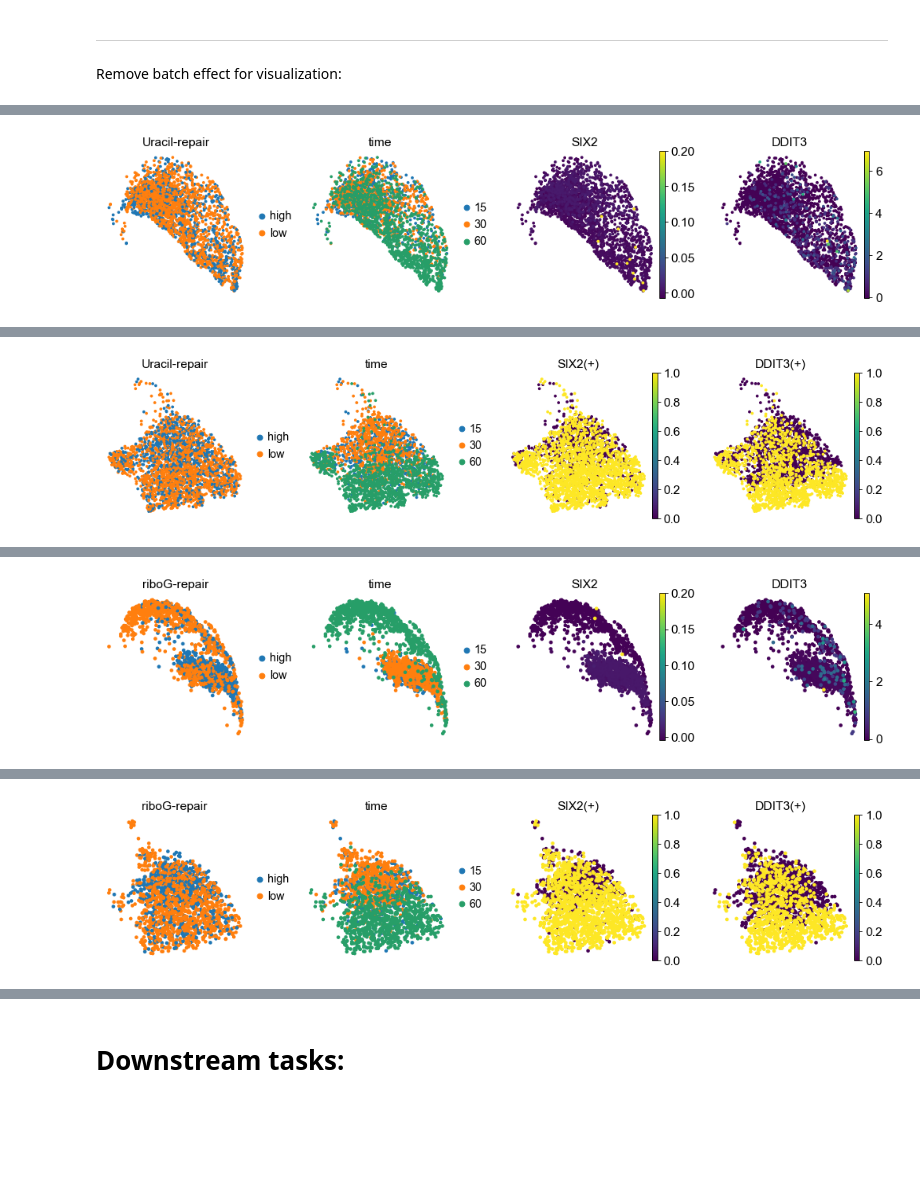
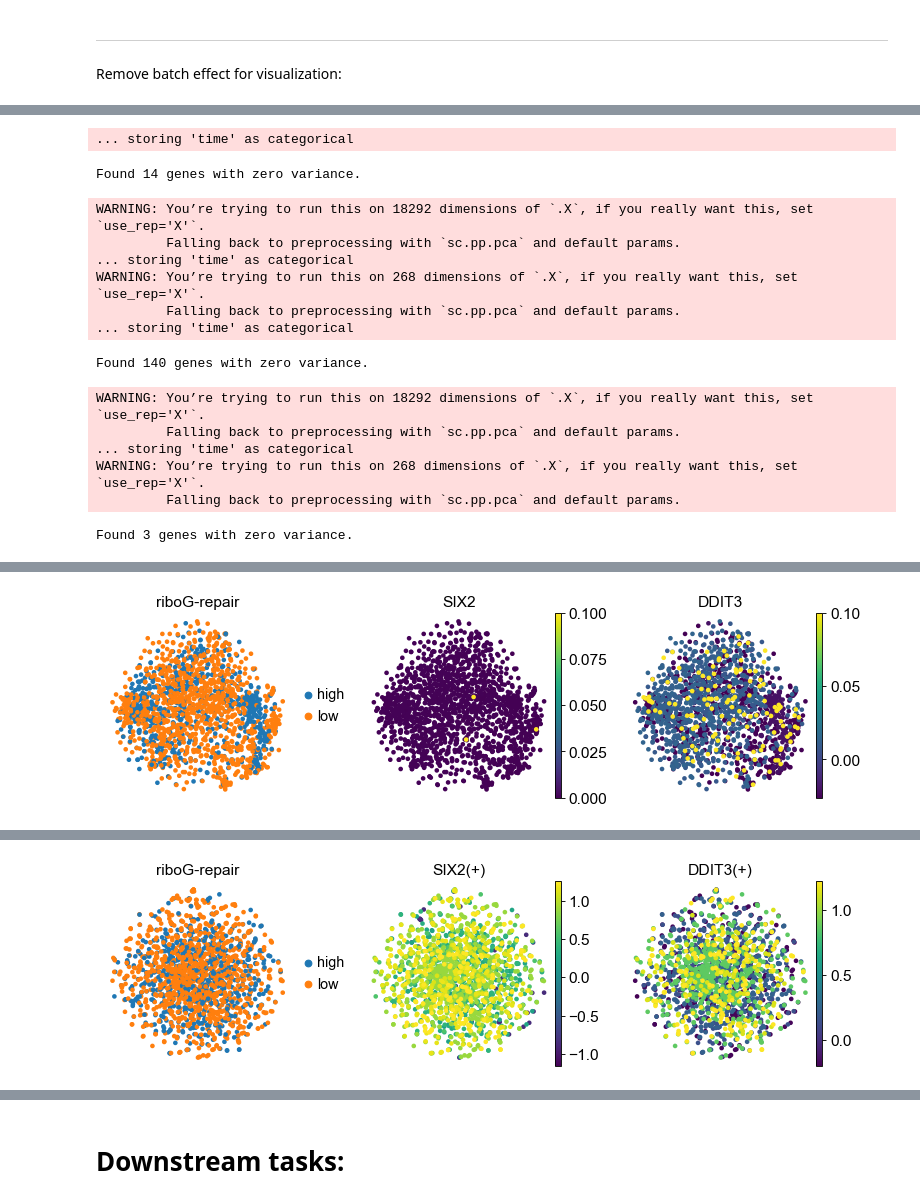
Before and after one commit to abearab/sc-haircut-net, a Jupyter notebook: network-analysis-find-altered-TFs.ipynb, the cells around one changed output, grey strips where cells are left out. Drawn from its saved outputs; the diff is of its cells as text; code cells hidden in the pictures; blank space fills up the shorter version.

Commit message:
corrected tsne plots

```diff
--- a/network-analysis-find-altered-TFs.ipynb
+++ b/network-analysis-find-altered-TFs.ipynb
@@ -1150,19 +1151,49 @@ Wall time: 1min
+# %%
+# Uracil-repair
+mRNA_dU = mRNA_expression[mRNA_expression.obs['Uracil-repair'] != 'none',].copy()
+sc.pp.normalize_total(mRNA_dU)
+sc.pp.combat(mRNA_dU, key='time', covariates=['Uracil-repair'])
+sc.tl.tsne(mRNA_dU)
+
+TF_act_dU = TF_activity[TF_activity.obs['Uracil-repair'] != 'none',].copy()
+sc.pp.combat(TF_act_dU, key='time', covariates=['Uracil-repair'])
+sc.tl.tsne(TF_act_dU)
+
+# riboG-repair
+mRNA_rG = mRNA_expression[mRNA_expression.obs['riboG-repair']  != 'none',].copy()
+sc.pp.normalize_total(mRNA_rG)
+sc.pp.combat(mRNA_rG, key='time', covariates=['riboG-repair'])
+sc.tl.tsne(mRNA_rG)
+
+TF_act_rG = TF_activity[TF_activity.obs['riboG-repair']  != 'none',].copy()
+sc.pp.combat(TF_act_rG, key='time', covariates=['riboG-repair'])
+sc.tl.tsne(TF_act_rG)
+# %% [output]
+... storing 'time' as categorical
+Found 14 genes with zero variance.
+WARNING: You’re trying to run this on 18292 dimensions of `.X`, if you really want this, set `use_rep='X'`.
+         Falling back to preprocessing with `sc.pp.pca` and default params.
+... storing 'time' as categorical
+WARNING: You’re trying to run this on 268 dimensions of `.X`, if you really want this, set `use_rep='X'`.
+         Falling back to preprocessing with `sc.pp.pca` and default params.
+... storing 'time' as categorical
+Found 140 genes with zero variance.
+WARNING: You’re trying to run this on 18292 dimensions of `.X`, if you really want this, set `use_rep='X'`.
+         Falling back to preprocessing with `sc.pp.pca` and default params.
+... storing 'time' as categorical
+WARNING: You’re trying to run this on 268 dimensions of `.X`, if you really want this, set `use_rep='X'`.
+         Falling back to preprocessing with `sc.pp.pca` and default params.
+Found 3 genes with zero variance.
 # %%
-repairs = ['Uracil-repair', 'riboG-repair']
-damages = ['dU','rG']
+sc.pl.tsne(
+    mRNA_rG,color=['riboG-repair','SIX2','DDIT3'],
+    vmax=[None,0.1,0.1],
+    save='riboG-repair-mRNA-expression.pdf'
+)
 
-for j in range(2):
-    sc.pl.umap(
-        mRNA_expression[mRNA_expression.obs[repairs[j]] != 'none',],
-        color=[repairs[j],'time','SIX2','DDIT3'],
-        vmax=[None,0.03,0.2,None],
-        save=f'{repairs[j]}-mRNA-expression.pdf'
-    )
-
-    sc.pl.umap(
-        TF_activity[TF_activity.obs[repairs[j]] != 'none',],
-        color=[repairs[j],'time','SIX2(+)','DDIT3(+)'],
-        vmax=[None,1,1,None],
-        save=f'{repairs[j]}-TF-activity.pdf'
-    )
+sc.pl.tsne(
+    TF_act_rG, color=['riboG-repair','SIX2(+)','DDIT3(+)'],
+#     vmax=[None,1,1],
+    save='riboG-repair-TF-activity.pdf'
+)
 # %% [output]
@@ -1171 +1201 @@ WARNING: saving figure to file figures/umapUracil-repair-mRNA-expression.pdf
-[figure, old version]
+[figure, new version]
@@ -1174 +1203 @@ WARNING: saving figure to file figures/umapUracil-repair-TF-activity.pdf
-[figure, old version]
+[figure, new version]
@@ -1177 +1203,0 @@ WARNING: saving figure to file figures/umapriboG-repair-mRNA-expression.pdf
-[figure, removed]
@@ -1180 +1203,0 @@ WARNING: saving figure to file figures/umapriboG-repair-TF-activity.pdf
-[figure, removed]
```
Also changed, not shown: parts of 14 cells of this notebook, 9 other files.
